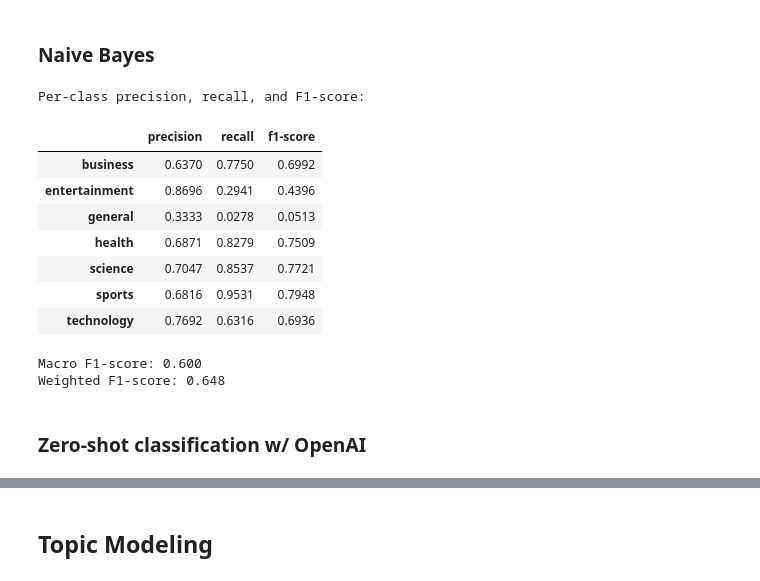
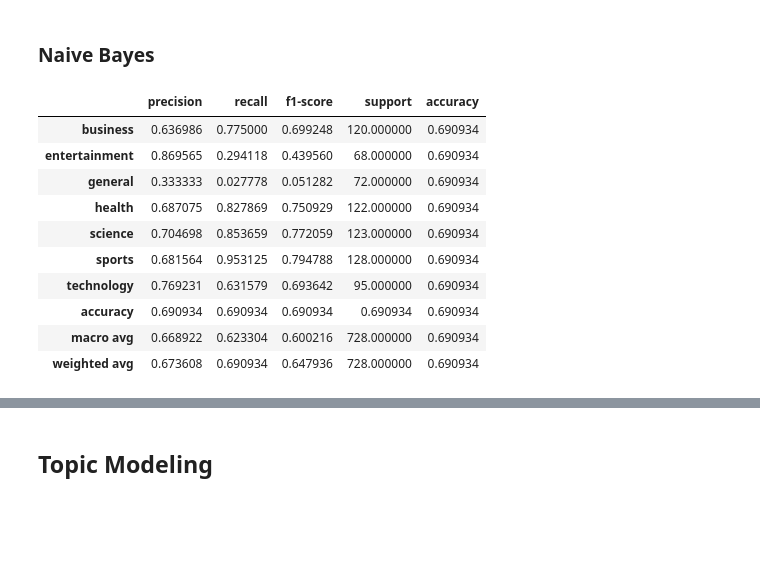
Before and after one commit to mitosisgg/ADS509_FinalProject, a Jupyter notebook: ADS_509_Final_Team_Project.ipynb, the cells around one changed output, grey strips where cells are left out. Drawn from its saved outputs; the diff is of its cells as text; code cells hidden in the pictures; blank space fills up the shorter version.

```diff
--- a/ADS_509_Final_Team_Project.ipynb
+++ b/ADS_509_Final_Team_Project.ipynb
@@ -729,45 +774,41 @@ Weighted F1-score: 0.731
 # %%
 from sklearn.naive_bayes import MultinomialNB
 from sklearn.feature_extraction.text import TfidfVectorizer
 from sklearn.pipeline import make_pipeline
 
 # Create a pipeline: TF-IDF vectorizer + Multinomial Naive Bayes
 nb_pipeline = make_pipeline(
     TfidfVectorizer(max_features=10000, ngram_range=(1,2)),
     MultinomialNB()
 )
 
 # Fit the model
 nb_pipeline.fit(train_df['comb_text'], train_df['category'])
 
 # Predict on test set
 y_pred_nb = nb_pipeline.predict(test_df['comb_text'])
 
-# Get evaluation report
-report = classification_report(test_df['category'], y_pred_nb, output_dict=True)
+# Calculate accuracy
+nb_accuracy = accuracy_score(test_df['category'], y_pred_nb)
 
-# Extract metrics
-per_class_metrics = pd.DataFrame(report).T.loc[categories, ['precision', 'recall', 'f1-score']].round(4)
+# Get classification report as dict
+nb_report = classification_report(test_df['category'], y_pred_nb, output_dict=True)
 
-# Extract macro and weighted F1-scores
-macro_f1 = report['macro avg']['f1-score']
-weighted_f1 = report['weighted avg']['f1-score']
+# Convert to results DataFrame
+nb_classifier_results = pd.DataFrame(nb_report).T
+nb_classifier_results['accuracy'] = nb_accuracy  # Add accuracy column for all rows
 
-print("Per-class precision, recall, and F1-score:")
-display(per_class_metrics)
-print(f"Macro F1-score: {macro_f1:.3f}")
-print(f"Weighted F1-score: {weighted_f1:.3f}")
+# Display summary
+display(nb_classifier_results)
 # %% [output]
-Per-class precision, recall, and F1-score:
-|  | precision | recall | f1-score |
-| business | 0.6370 | 0.7750 | 0.6992 |
-| entertainment | 0.8696 | 0.2941 | 0.4396 |
-| general | 0.3333 | 0.0278 | 0.0513 |
-| health | 0.6871 | 0.8279 | 0.7509 |
-| science | 0.7047 | 0.8537 | 0.7721 |
-| sports | 0.6816 | 0.9531 | 0.7948 |
-| technology | 0.7692 | 0.6316 | 0.6936 |
+|  | precision | recall | f1-score | support | accuracy |
+| business | 0.636986 | 0.775000 | 0.699248 | 120.000000 | 0.690934 |
+| entertainment | 0.869565 | 0.294118 | 0.439560 | 68.000000 | 0.690934 |
+| general | 0.333333 | 0.027778 | 0.051282 | 72.000000 | 0.690934 |
+| health | 0.687075 | 0.827869 | 0.750929 | 122.000000 | 0.690934 |
+| science | 0.704698 | 0.853659 | 0.772059 | 123.000000 | 0.690934 |
+| sports | 0.681564 | 0.953125 | 0.794788 | 128.000000 | 0.690934 |
+| technology | 0.769231 | 0.631579 | 0.693642 | 95.000000 | 0.690934 |
+| accuracy | 0.690934 | 0.690934 | 0.690934 | 0.690934 | 0.690934 |
+| macro avg | 0.668922 | 0.623304 | 0.600216 | 728.000000 | 0.690934 |
+| weighted avg | 0.673608 | 0.690934 | 0.647936 | 728.000000 | 0.690934 |
-Macro F1-score: 0.600
-Weighted F1-score: 0.648
-# %% [markdown]
-### Zero-shot classification w/ OpenAI
```
Also changed, not shown: parts of 10 cells of this notebook.
